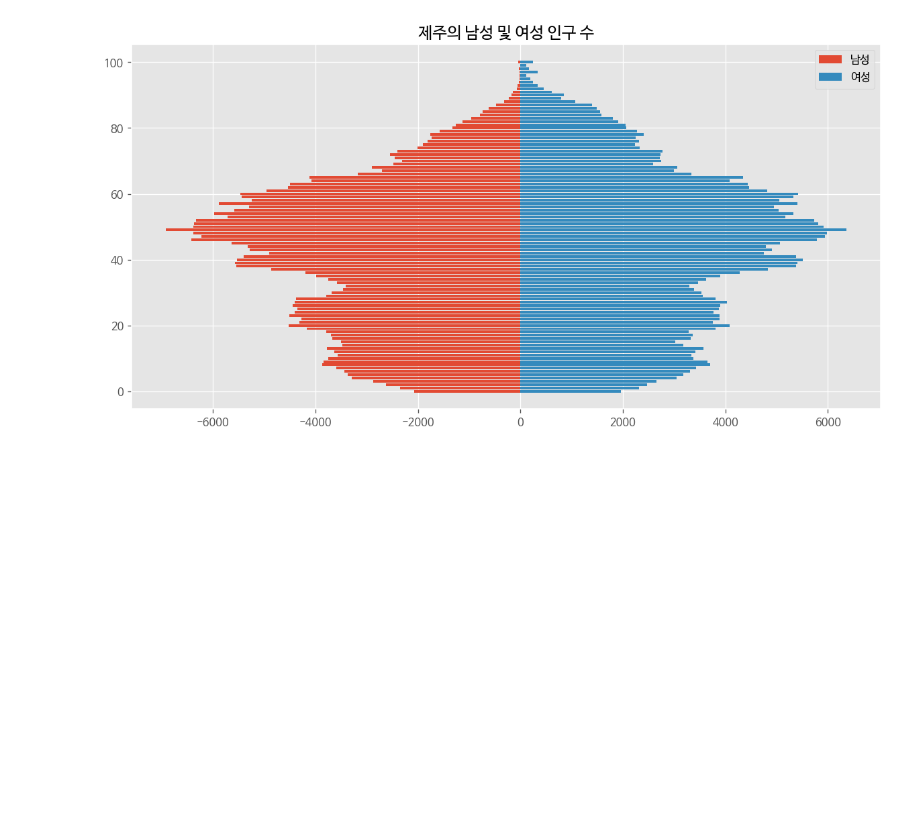
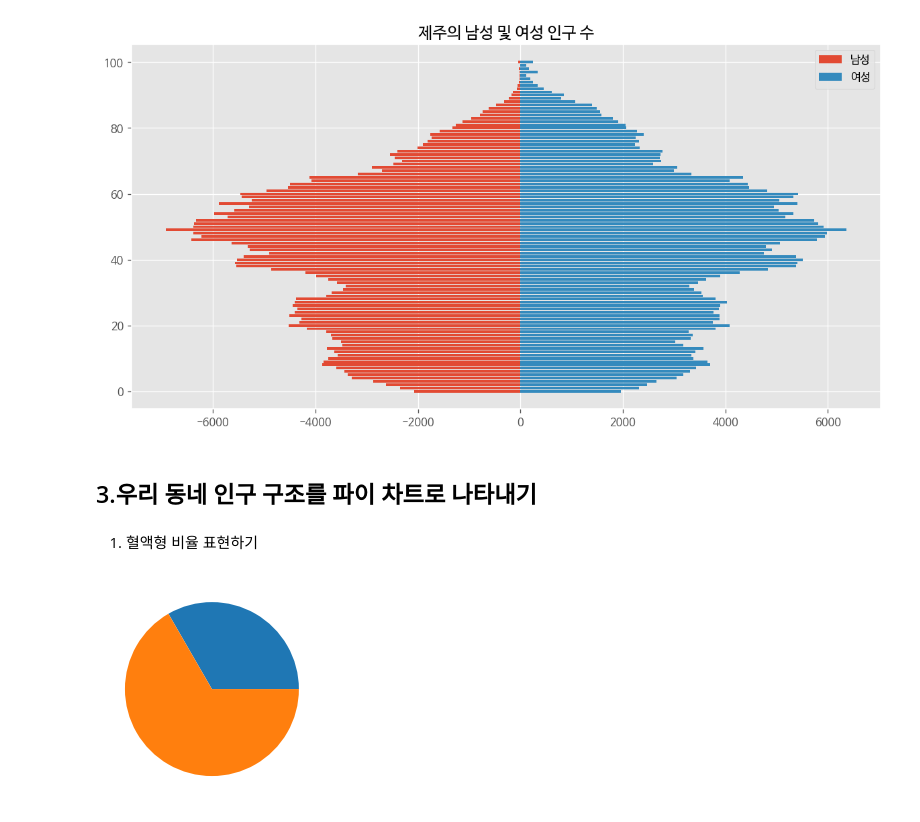
Before and after one commit to taesamja/AIpython, a Jupyter notebook: 모두의데이터분석.ipynb, the cells around one changed output. Drawn from its saved outputs; the diff is of its cells as text; code cells hidden in the pictures; blank space fills up the shorter version.

```diff
--- a/모두의데이터분석.ipynb
+++ b/모두의데이터분석.ipynb
@@ -1533,3 +1534,17 @@ plt.show()
 # %% [output]
 찾고 싶은 지역의 이름을 알려주세요 : 제주
 [figure]
+# %% [markdown]
+## 3.우리 동네 인구 구조를 파이 차트로 나타내기
+# %% [markdown]
+1. 혈액형 비율 표현하기
+# %%
+# pie() 함수
+
+import matplotlib.pyplot as plt
+
+plt.pie([10,20])
+
+plt.show()
+# %% [output]
+[figure, added]
```
Also changed, not shown: parts of 71 cells of this notebook.
